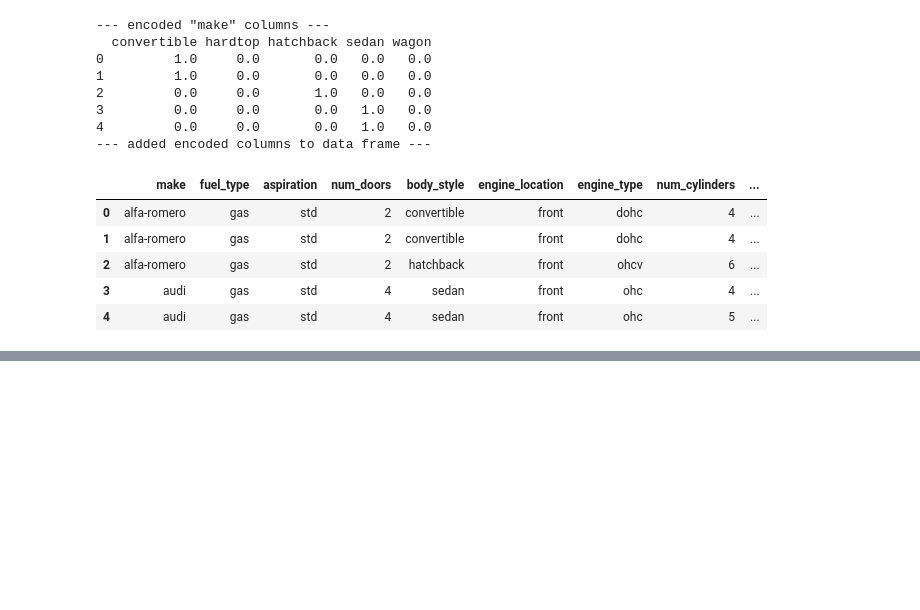
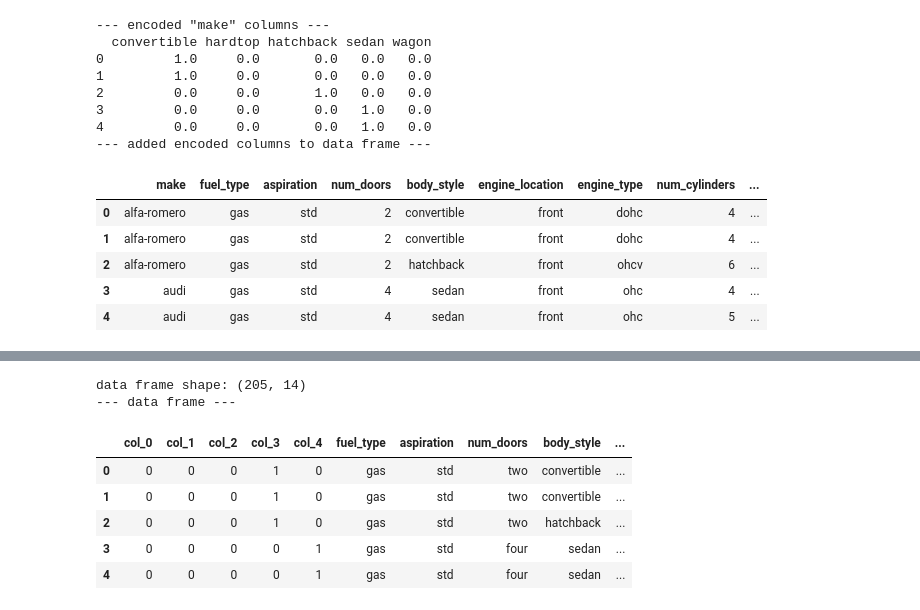
Before and after one commit to CVanchieri/CS_Notes, a Jupyter notebook: DataEncoding_Notes/DataEncoding_Notes.ipynb, the cells around one changed output, grey strips where cells are left out. Cells and saved outputs as stored; diff of their text form; code cells hidden in the pictures; blank space fills up the shorter version.

```diff
--- a/DataEncoding_Notes/DataEncoding_Notes.ipynb
+++ b/DataEncoding_Notes/DataEncoding_Notes.ipynb
@@ -338,0 +396,18 @@ cat_df.head()
+# %%
+import category_encoders as ce
+import pandas as pd
+### initiate the encoder ###
+he = ce.HashingEncoder(cols='make',n_components=5) # set column and n_components
+he_results = he.fit_transform(cat_df) # fit transform the data
+print('data frame shape:', he_results.shape)
+print('--- data frame ---')
+he_results.head()
+# %% [output]
+data frame shape: (205, 14)
+--- data frame ---
+|  | col_0 | col_1 | col_2 | col_3 | col_4 | fuel_type | aspiration | num_doors | body_style | ... |
+| 0 | 0 | 0 | 0 | 1 | 0 | gas | std | two | convertible | ... |
+| 1 | 0 | 0 | 0 | 1 | 0 | gas | std | two | convertible | ... |
+| 2 | 0 | 0 | 0 | 1 | 0 | gas | std | two | hatchback | ... |
+| 3 | 0 | 0 | 0 | 0 | 1 | gas | std | four | sedan | ... |
+| 4 | 0 | 0 | 0 | 0 | 1 | gas | std | four | sedan | ... |
```
Also changed, not shown: parts of 17 cells of this notebook.
